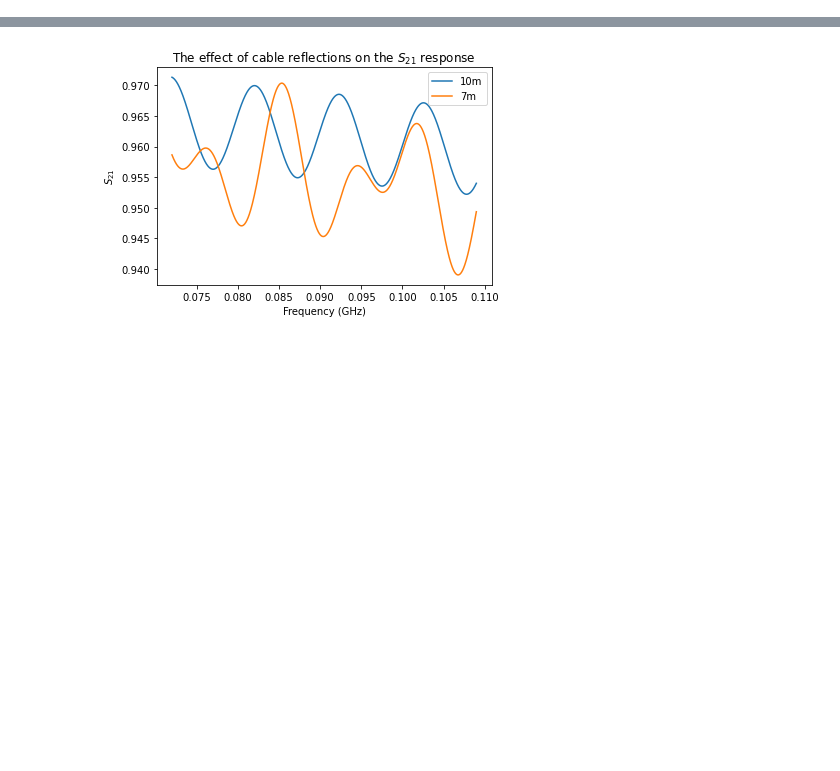
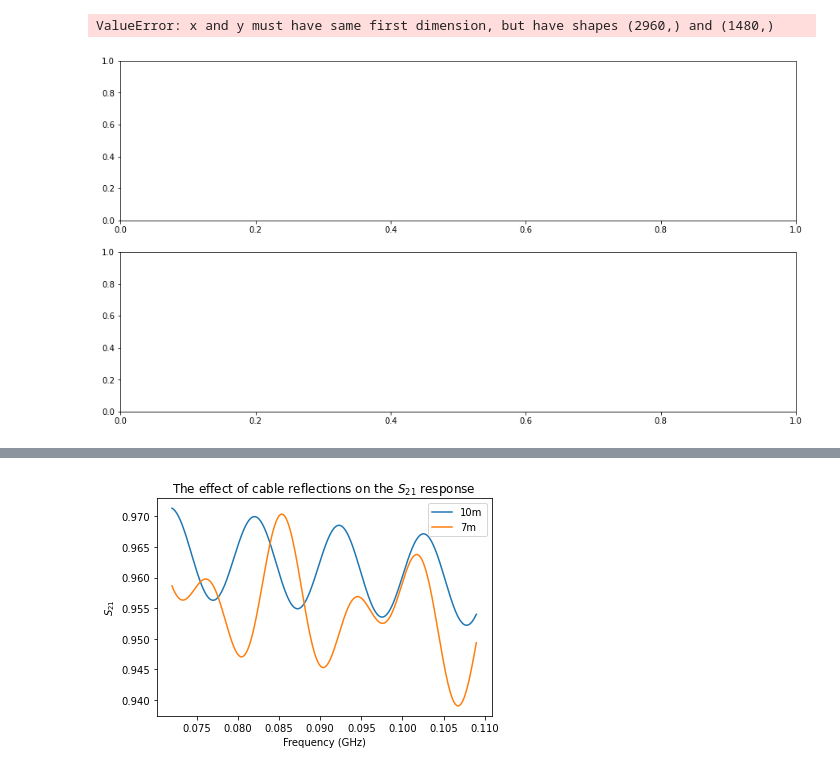
Before and after one commit to oharao/SKA_Power_Spectrum_and_EoR_Window, a Jupyter notebook: Cable Reflections.ipynb, the cells around one changed output, grey strips where cells are left out. Drawn from its saved outputs; the diff is of its cells as text; code cells hidden in the pictures; blank space fills up the shorter version.

```diff
--- a/Cable Reflections.ipynb
+++ b/Cable Reflections.ipynb
@@ -72,0 +45,23 @@ def S_21_fit(freq, length):
+# %%
+def get_gains(cable_length, freq, tolerence=False, hdf5=False):
+    for station in range(512):
+        if tolerence is True:
+            length_tolerence = np.random.normal(0, 0.5*cable_length/100, antenna_elements)
+        else:
+            length_tolerence = np.zeros(antenna_elements)
+        lengths = cable_length + length_tolerence
+        gains = []
+        for l in lengths:
+            single_antenna_gain = []
+            for f in freq:
+                antenna_weights_amp_phase = w_complex(f, l, 1)
+                antenna_weights_real_imag = to_real_imag(antenna_weights_amp_phase)
+                single_antenna_gain.append(antenna_weights_real_imag)
+            gains.append(single_antenna_gain)
+        gains = np.array(gains, dtype=np.complex128).transpose()
+        gains = gains.reshape(1, np.shape(gains)[0], np.shape(gains)[1])
+        if hdf5 is True:
+            to_hdf5(gains, freq, r(station))
+    return gains
+# %%
+gains = get_gains(10, frequencies)
@@ -72,0 +119,24 @@ def S_21_fit(freq, length):
+# %%
+fig, ax = plt.subplots(2, figsize=(15, 8))
+gains_real = [i[0].real for i in gains[0]]
+gains_imag = [i[0].imag for i in gains[0]]
+
+ax[0].plot(frequencies, gains_real, label='Real')
+ax[0].plot(frequencies, gains_imag, label='Imag')
+
+ax[1].semilogy(xf, np.abs(yf_real))
+
+ax[0].set_title('Cable reflections: $S_{21}$ FFT', size='xx-large')
+ax[0].set_xlabel('Frequency (GHz)', size='xx-large')
+for a in ax:
+    a.legend(loc=9, framealpha=1)
+
+ax[0].set_ylabel('$S_{21}$', size='xx-large')
+ax[1].set_ylabel('$Power$', size='xx-large')
+ax[1].vlines(50, 0, 5000)
+plt.subplots_adjust(hspace=0.01)
+fig.tight_layout()
+plt.show()
+# %% [output]
+ValueError: x and y must have same first dimension, but have shapes (2960,) and (1480,)
+[figure, added]
```
Also changed, not shown: parts of 28 cells of this notebook.
